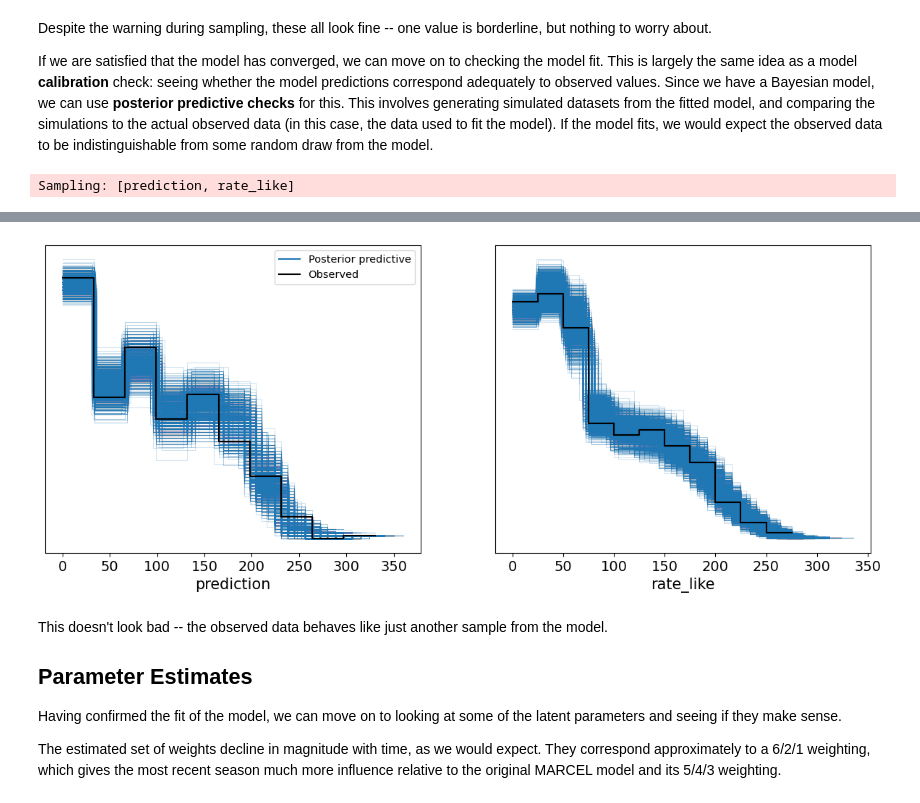
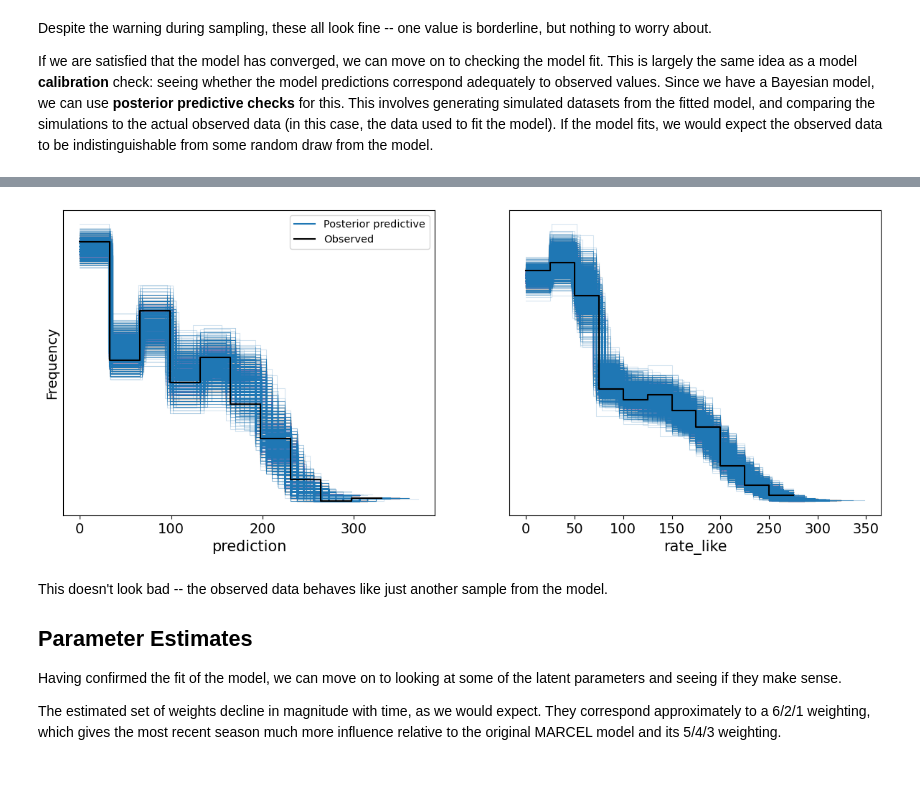
Before and after one commit to fonnesbeck/bayesian_marcel, a Jupyter notebook: marcel.ipynb, the cells around one changed output, grey strips where cells are left out. Cells and saved outputs as stored; diff of their text form; code cells hidden in the pictures; blank space fills up the shorter version.

Commit message:
Improved figure labels

```diff
--- a/marcel.ipynb
+++ b/marcel.ipynb
@@ -292,6 +292,6 @@ If we are satisfied that the model has converged, we can move on to checking the
 with marcel:
     pm.sample_posterior_predictive(trace, extend_inferencedata=True)
 
-az.plot_ppc(trace, mean=False);
+axes = az.plot_ppc(trace, mean=False)
+axes[0].set_ylabel("Frequency", fontsize=14);
 # %% [output]
-Sampling: [prediction, rate_like]
@@ -301,4 +298,4 @@ Sampling: [prediction, rate_like]
-[figure, old version]
+[figure, new version]
 # %% [markdown]
 This doesn't look bad -- the observed data behaves like just another sample from the model.
 
```
Also changed, not shown: parts of 11 cells of this notebook.
